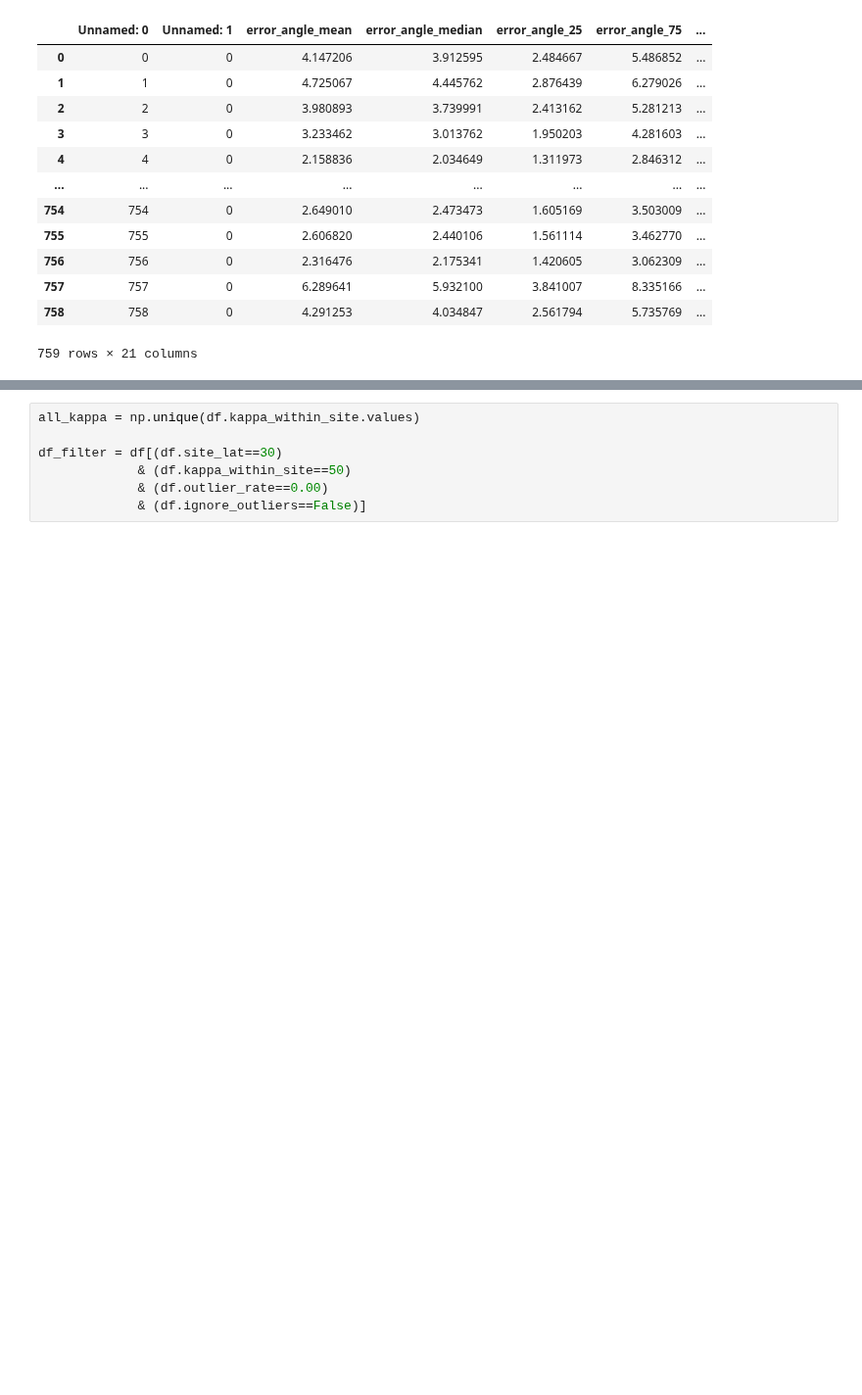
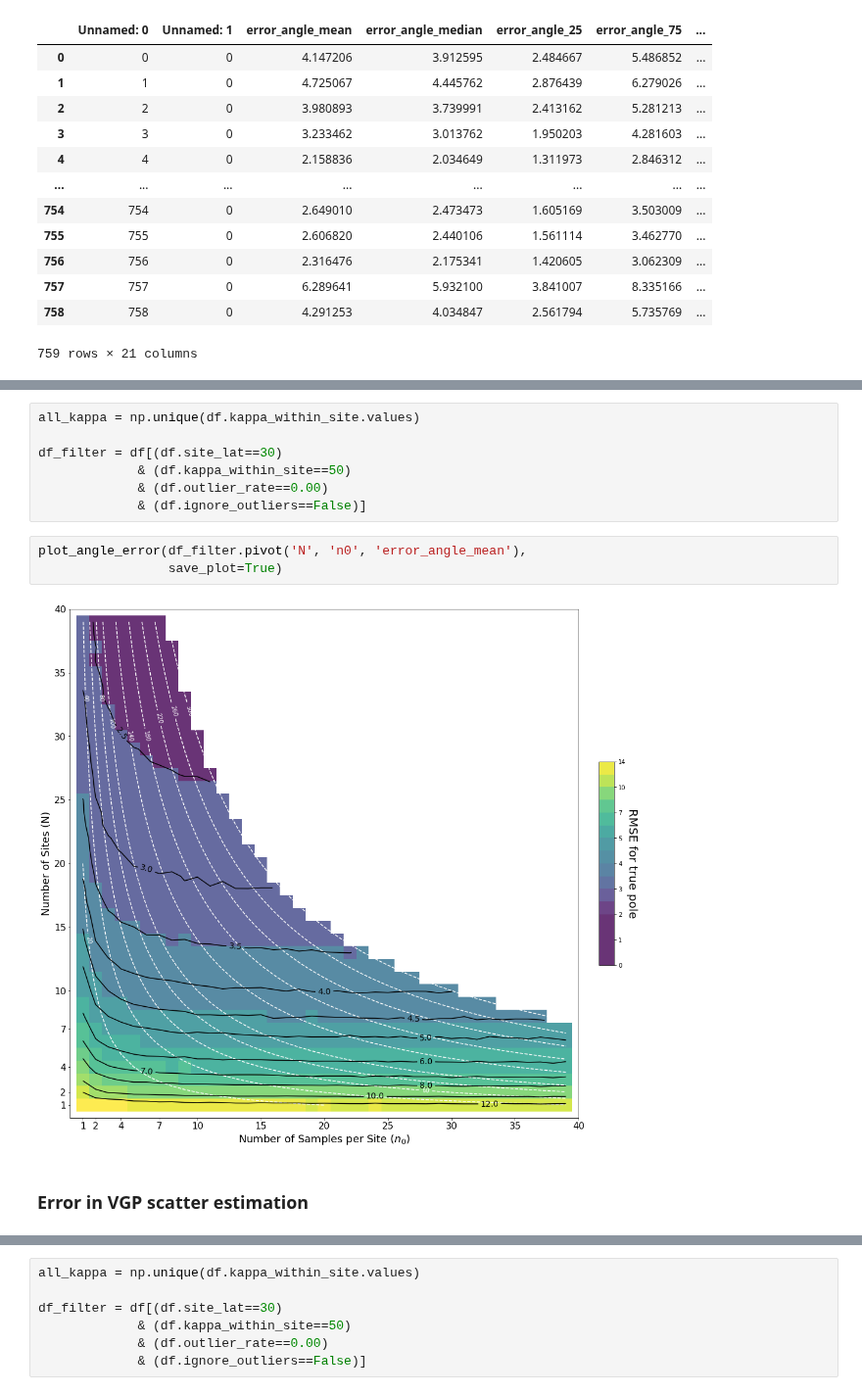
Before and after one commit to PolarWandering/PaleoSampling, a Jupyter notebook: figures/figure1/Figure1.ipynb, the cells around one changed output, grey strips where cells are left out. Shown at 98% size. Cells and saved outputs as stored; diff of their text form; blank space fills up the shorter version.

```diff
--- a/figures/figure1/Figure1.ipynb
+++ b/figures/figure1/Figure1.ipynb
@@ -26,0 +96,14 @@ df
+# %%
+all_kappa = np.unique(df.kappa_within_site.values)
+
+df_filter = df[(df.site_lat==30)
+             & (df.kappa_within_site==50)
+             & (df.outlier_rate==0.00)
+             & (df.ignore_outliers==False)]
+# %%
+plot_angle_error(df_filter.pivot('N', 'n0', 'error_angle_mean'),
+                 save_plot=True)
+# %% [output]
+[figure, added]
+# %% [markdown]
+### Error in VGP scatter estimation
```
Also changed, not shown: parts of 11 cells of this notebook, 2 other files.
